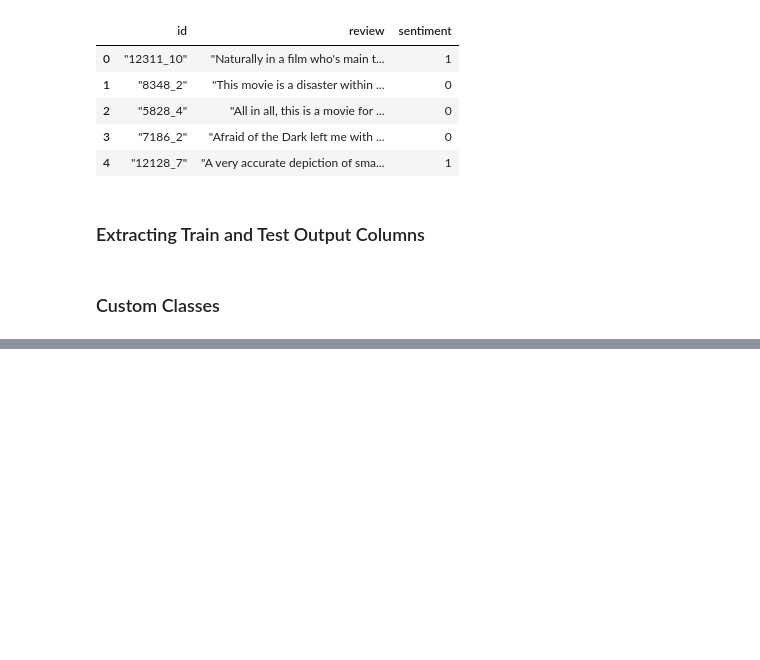
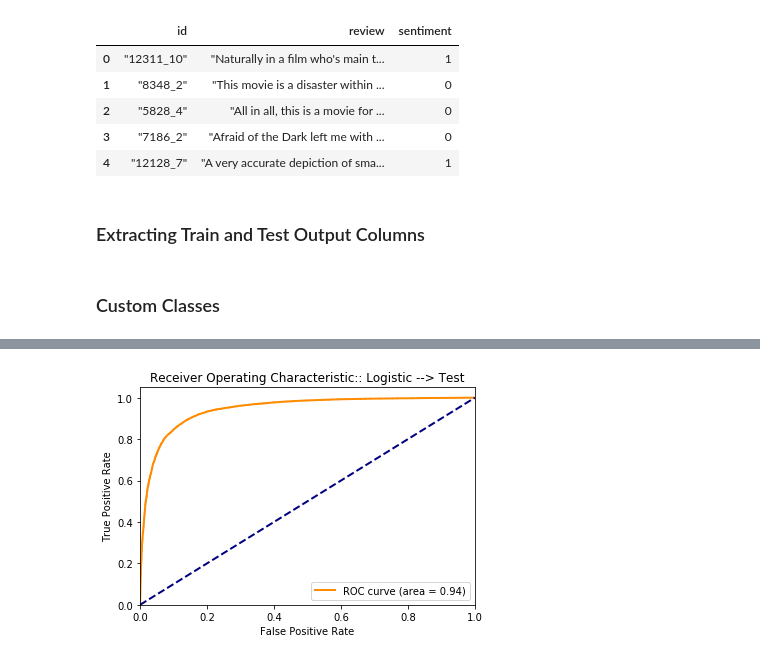
Before and after one commit to kuroodi/Sentiment_Analysis_Of_Movie_Reviews, a Jupyter notebook: models/models.ipynb, the cells around one changed output, grey strips where cells are left out. Cells and saved outputs as stored; diff of their text form; code cells hidden in the pictures; blank space fills up the shorter version.

Commit message:
update to logistic regression model

```diff
--- a/models/models.ipynb
+++ b/models/models.ipynb
@@ -165,0 +150,11 @@ data_preprocess_pipeline = make_pipeline(columnSelector(selected_columns), Count
+# %%
+def review_cleaner(reviews):
+    #remove all integers from reviews
+    reviews['review'] = reviews['review'].str.replace(pat='[0-9]+', repl='')
+    #remove all HTML tags from reviews
+    reviews['review'] = reviews['review'].str.replace(pat='<[^<]+?>', repl='')
+    temp = reviews.drop(['id', 'sentiment'], axis=1)
+    return temp.values.ravel()
+
+X_train = review_cleaner(review_train)
+X_test = review_cleaner(review_test)
@@ -170,6 +166,0 @@ logistic_pipeline = make_pipeline(data_preprocess_pipeline, LogisticRegression()
-# %%
-param_grid = [{'logisticregression__C': [0.01, 0.1, 1, 10]}]
-
-clf = GridSearchCV(logistic_pipeline, param_grid)
-
-clf.fit(review_train['review'], y_train)
@@ -177,0 +167,12 @@ KeyError: "None of [['review']] are in the [index]"
+# %%
+logistic_pipe = make_pipeline(CountVectorizer(), LogisticRegression())
+
+param_grid = {
+                'logisticregression__C':[0.1, 1],
+                'countvectorizer__stop_words':['english', None],
+                'countvectorizer__lowercase':[True, False],
+                'countvectorizer__max_features':[1000, 5000, 10000]
+             }
+
+clf = GridSearchCV(logistic_pipe, param_grid,  cv=10)
+clf.fit(X_train, y_train);
@@ -177,0 +186,3 @@ KeyError: "None of [['review']] are in the [index]"
+# %%
+logistic_test_score = modelScorer("Logistic --> Test", clf, y_test, X_test)
+logistic_train_score = modelScorer("Logistic --> Train", clf, y_train, X_train)
@@ -177,0 +211,4 @@ KeyError: "None of [['review']] are in the [index]"
+# %%
+logistic_test_score.plot_roc()
+# %% [output]
+[figure, added]
```
Also changed, not shown: parts of 10 cells of this notebook.
